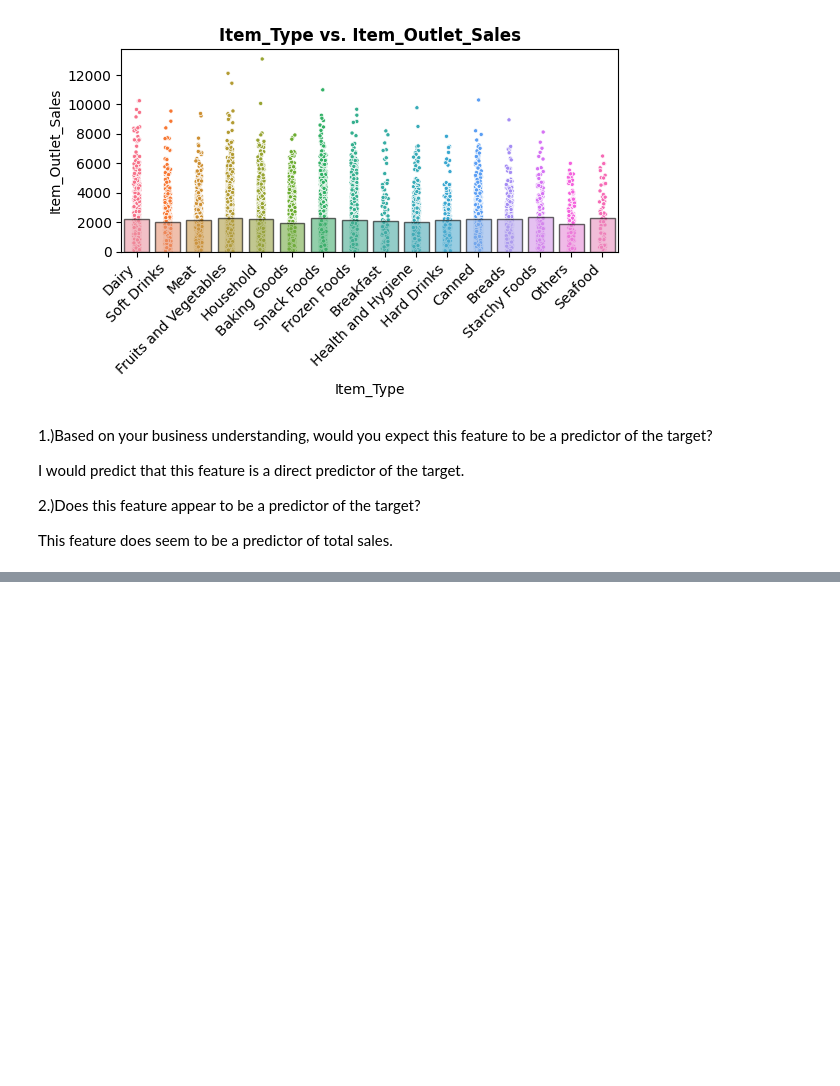
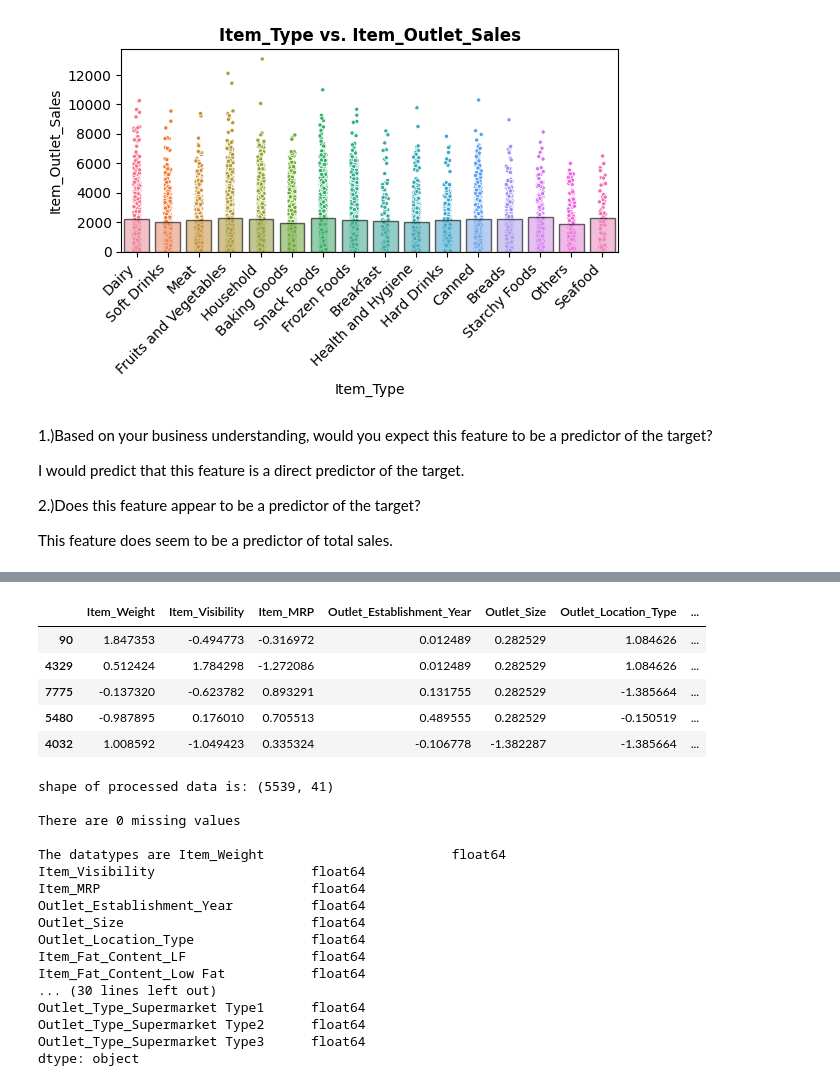
Before and after one commit to Bettylu0608/Prediction-of-Product-Sales, a Jupyter notebook: Prediction_of_Product_Sales_.ipynb, the cells around one changed output, grey strips where cells are left out. Cells and saved outputs as stored; diff of their text form; code cells hidden in the pictures; blank space fills up the shorter version.

```diff
--- a/Prediction_of_Product_Sales_.ipynb
+++ b/Prediction_of_Product_Sales_.ipynb
@@ -513,0 +717,14 @@ I would predict that this feature is a direct predictor of the target.
+# %%
+# Nominal
+nominal_cols = X_train.select_dtypes('object').drop(columns=ordinal_cols).columns
+
+# Transformers
+missing_imputer = SimpleImputer(strategy='constant', fill_value='missing')
+
+ohe = OneHotEncoder(sparse=False, handle_unknown='ignore')
+
+# Pipeline
+nom_pipeline = make_pipeline(missing_imputer , ohe)
+
+# Tuple
+ohe_tuple = ('categorical',nom_pipeline, nominal_cols)
@@ -513,0 +738,7 @@ I would predict that this feature is a direct predictor of the target.
+# %%
+col_transformer = ColumnTransformer([numeric_tuple,
+                                       ord_tuple,
+                                       ohe_tuple],
+                                       remainder='drop', verbose_feature_names_out=False)
+# %%
+col_transformer.fit(X_train)
@@ -513,0 +763,39 @@ I would predict that this feature is a direct predictor of the target.
+# %%
+# Transform the X_train and the X_test
+X_train_proc = col_transformer.transform(X_train)
+X_test_proc = col_transformer.transform(X_test)
+# %%
+display(X_train_proc.head())
+
+# Check the shape
+print(f'\nshape of processed data is: {X_train_proc.shape}')
+
+# Check for remaining missing values
+print(f'\nThere are {X_train_proc.isna().sum().sum()} missing values')
+
+# Check the data types
+print(f'\nThe datatypes are {X_train_proc.dtypes}')
+# %% [output]
+|  | Item_Weight | Item_Visibility | Item_MRP | Outlet_Establishment_Year | Outlet_Size | Outlet_Location_Type | ... |
+| 90 | 1.847353 | -0.494773 | -0.316972 | 0.012489 | 0.282529 | 1.084626 | ... |
+| 4329 | 0.512424 | 1.784298 | -1.272086 | 0.012489 | 0.282529 | 1.084626 | ... |
+| 7775 | -0.137320 | -0.623782 | 0.893291 | 0.131755 | 0.282529 | -1.385664 | ... |
+| 5480 | -0.987895 | 0.176010 | 0.705513 | 0.489555 | 0.282529 | -0.150519 | ... |
+| 4032 | 1.008592 | -1.049423 | 0.335324 | -0.106778 | -1.382287 | -1.385664 | ... |
+shape of processed data is: (5539, 41)
+
+There are 0 missing values
+
+The datatypes are Item_Weight                        float64
+Item_Visibility                    float64
+Item_MRP                           float64
+Outlet_Establishment_Year          float64
+Outlet_Size                        float64
+Outlet_Location_Type               float64
+Item_Fat_Content_LF                float64
+Item_Fat_Content_Low Fat           float64
+... (30 lines left out)
+Outlet_Type_Supermarket Type1      float64
+Outlet_Type_Supermarket Type2      float64
+Outlet_Type_Supermarket Type3      float64
+dtype: object
```
Also changed, not shown: parts of 25 cells of this notebook.
